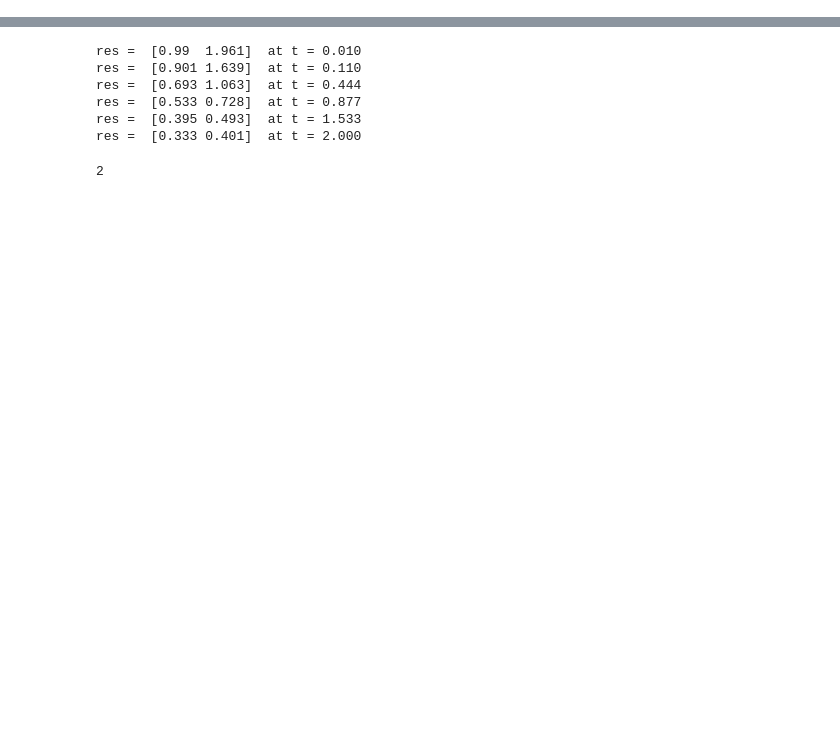
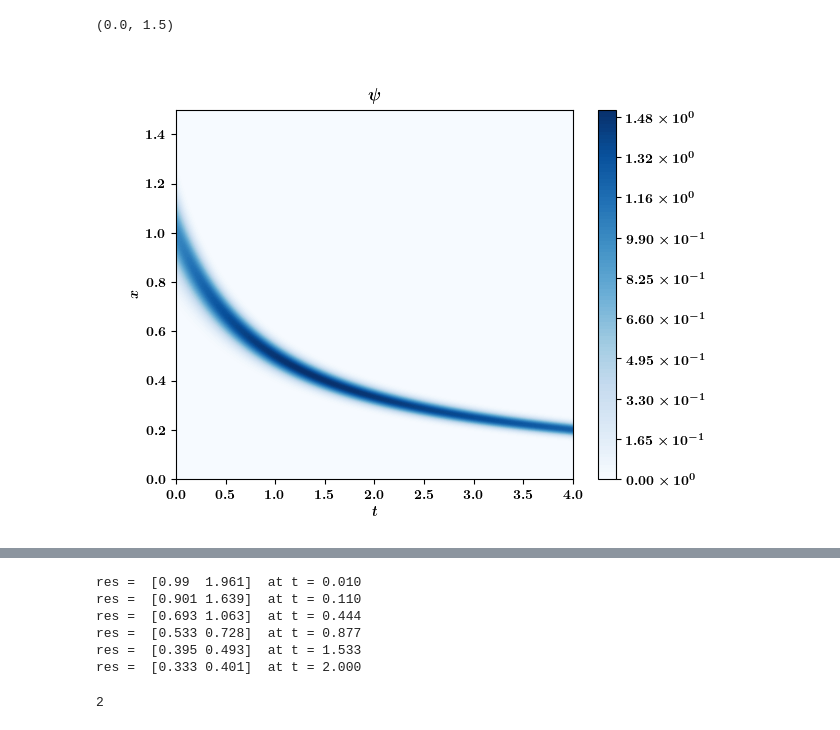
Before and after one commit to QuCF/scripts-py, a Jupyter notebook: jupyter-notebooks/NL/test-Lin22.ipynb, the cells around one changed output, grey strips where cells are left out. Cells and saved outputs as stored; diff of their text form; code cells hidden in the pictures; blank space fills up the shorter version.

```diff
--- a/jupyter-notebooks/NL/test-Lin22.ipynb
+++ b/jupyter-notebooks/NL/test-Lin22.ipynb
@@ -35,0 +71,2 @@ C:\Users\ivan9\Documents\work\codes\QuCF\scripts-py
+# %%
+psi_tx_transposed = np.transpose(psi_tx)
@@ -36,3 +94,36 @@ C:\Users\ivan9\Documents\work\codes\QuCF\scripts-py
+# %%
+# ---------------------------------------------------------------------------------------------------
+# --- Print psi(t,x) ---
+# ---------------------------------------------------------------------------------------------------
+from matplotlib import ticker
+
+cmap_two_signs_= 'coolwarm'
+cmap_two_signs_= 'Blues'
+# cmap_two_signs_= 'Greys'
+# cmap_two_signs_= 'Pastel1'
+# cmap_two_signs_= 'flag'
+# cmap_two_signs_= 'nipy_spectral'
+# cmap_two_signs_= 'jet'
+# cmap_two_signs_= 'seismic'
+def fmt_(x, pos):
+    a, b = '{:.2e}'.format(x).split('e')
+    b = int(b)
+    return r'${} \times 10^{{{}}}$'.format(a, b)
+
+XX, YY = np.meshgrid(t, x)
+
+plt.close()
+fig_tx = plt.figure()
+ax = fig_tx.add_subplot(111)
+cs = ax.contourf(XX, YY, psi_tx_transposed, levels=100, cmap=cmap_two_signs_)
+fig_tx.colorbar(cs, ax = ax, format=ticker.FuncFormatter(fmt_))
+ax.set_xlabel('$t$')
+ax.set_ylabel('$x$')
+ax.set_title('$\psi$')
+ax.set_ylim(0.0, 1.5)
+# %% [output]
+(0.0, 1.5)
+[figure, added]
 # %%
 # ----------------------------------------------
 # --- Solve d x / d t = - x**2 ---
```
Also changed, not shown: parts of 6 cells of this notebook.
